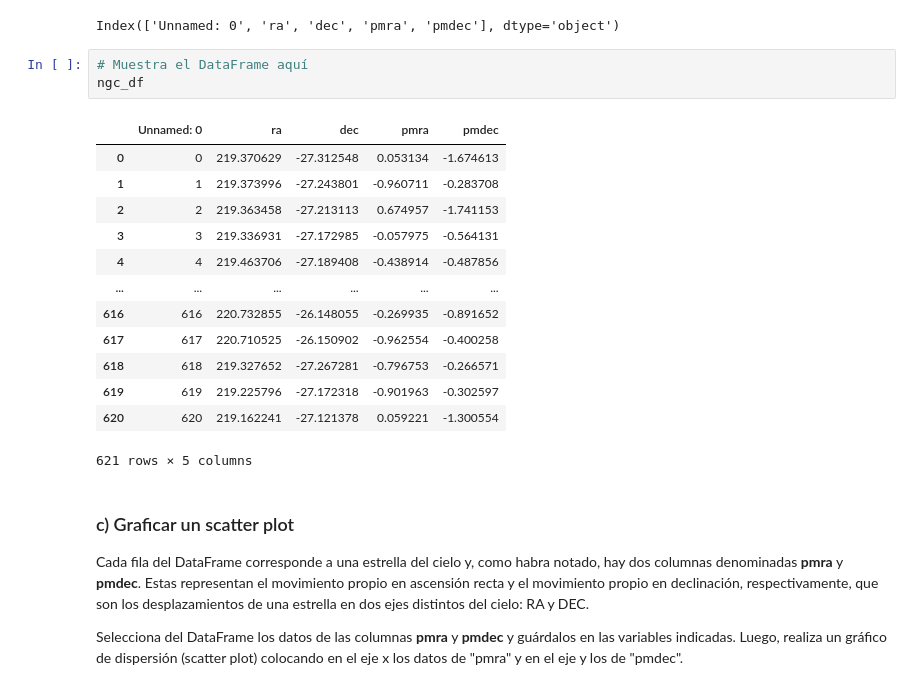
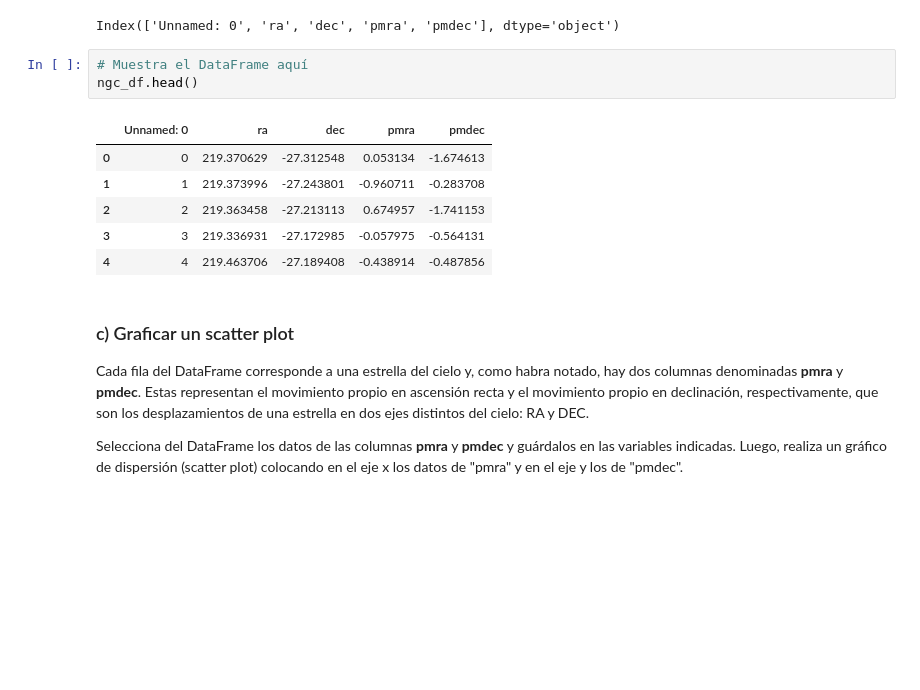
Before and after one commit to JoseAguirre-10/Tarea-2, a Jupyter notebook: Tarea2.ipynb, the cells around one changed output. Saved outputs shown, nothing was run; the diff lists cells and outputs as text; blank space fills up the shorter version.

```diff
--- a/Tarea2.ipynb
+++ b/Tarea2.ipynb
@@ -58,21 +58,14 @@ ngc_df.columns
 Index(['Unnamed: 0', 'ra', 'dec', 'pmra', 'pmdec'], dtype='object')
 # %%
 # Muestra el DataFrame aquí
-ngc_df
+ngc_df.head()
 # %% [output]
 |  | Unnamed: 0 | ra | dec | pmra | pmdec |
 | 0 | 0 | 219.370629 | -27.312548 | 0.053134 | -1.674613 |
 | 1 | 1 | 219.373996 | -27.243801 | -0.960711 | -0.283708 |
 | 2 | 2 | 219.363458 | -27.213113 | 0.674957 | -1.741153 |
 | 3 | 3 | 219.336931 | -27.172985 | -0.057975 | -0.564131 |
 | 4 | 4 | 219.463706 | -27.189408 | -0.438914 | -0.487856 |
-| ... | ... | ... | ... | ... | ... |
-| 616 | 616 | 220.732855 | -26.148055 | -0.269935 | -0.891652 |
-| 617 | 617 | 220.710525 | -26.150902 | -0.962554 | -0.400258 |
-| 618 | 618 | 219.327652 | -27.267281 | -0.796753 | -0.266571 |
-| 619 | 619 | 219.225796 | -27.172318 | -0.901963 | -0.302597 |
-| 620 | 620 | 219.162241 | -27.121378 | 0.059221 | -1.300554 |
-621 rows × 5 columns
 # %% [markdown]
 ### c) Graficar un scatter plot
 Cada fila del DataFrame corresponde a una estrella del cielo y, como habra notado, hay dos columnas denominadas **pmra** y **pmdec**. Estas representan el movimiento propio en ascensión recta y el movimiento propio en declinación, respectivamente, que son los desplazamientos de una estrella en dos ejes distintos del cielo: RA y DEC.
```
Also changed, not shown: parts of 4 cells of this notebook.
